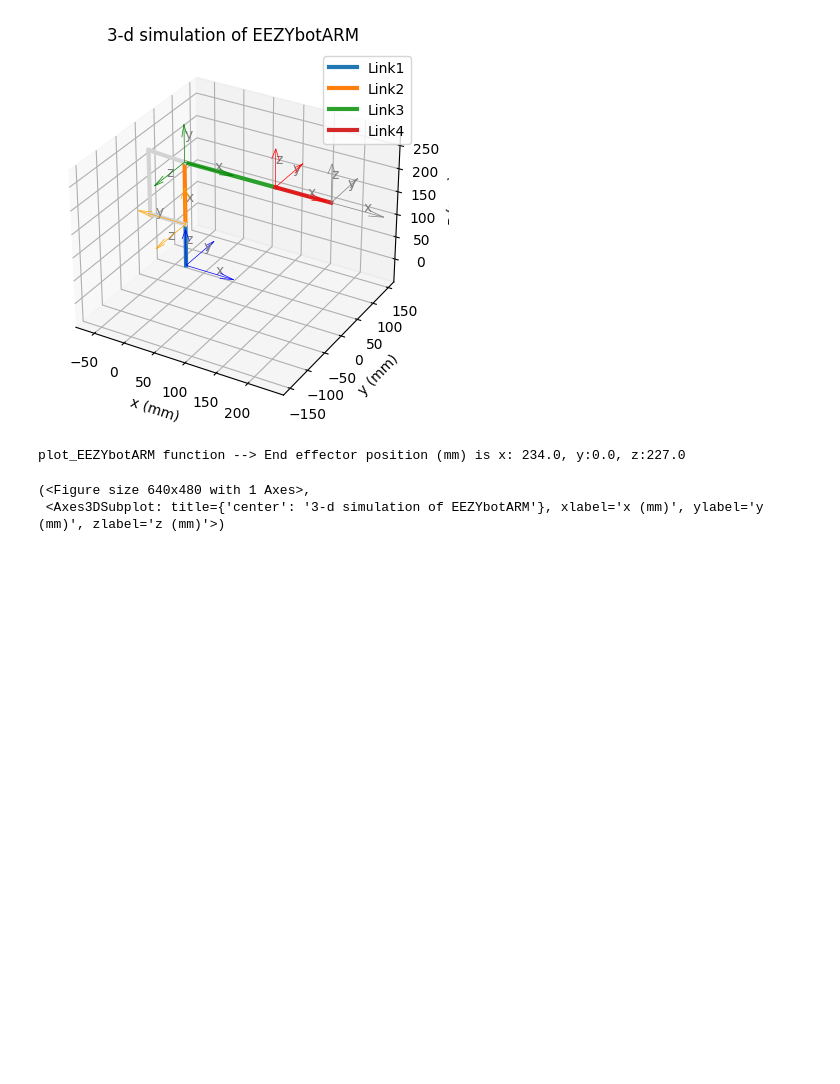
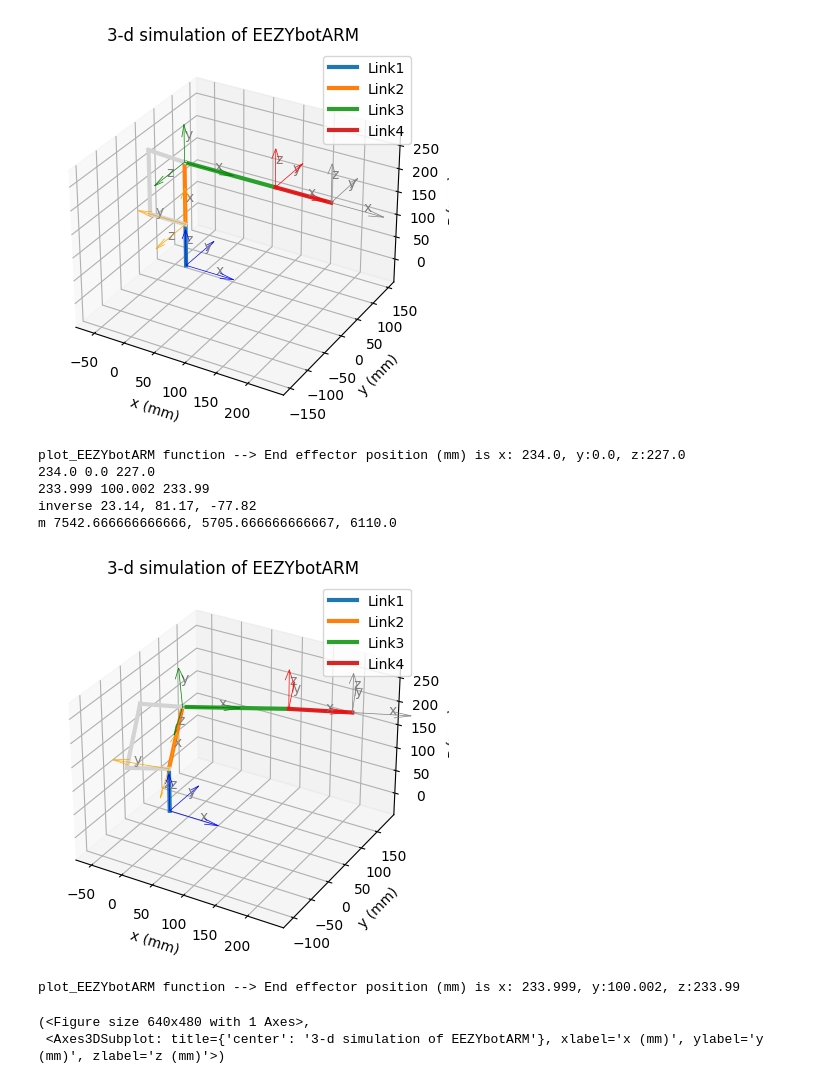
Before and after one commit to jedld/robocam, a Jupyter notebook: test.ipynb, the cells around one changed output. Saved outputs shown, nothing was run; the diff lists cells and outputs as text; code cells hidden in the pictures; blank space fills up the shorter version.

```diff
--- a/test.ipynb
+++ b/test.ipynb
@@ -9,13 +9,18 @@ pos_2 = 6000
 pos_3 = 6516
 q1 = ((pos_1 - 3000) / (9000 - 3000)) * 90 - 45
 q2 = ((pos_2 - 3000) / (9000 - 3000)) * 180
-q3 = -((pos_3 - 3516) / (9000 - 3000)) * 180
+q3 = -(((9000 - (pos_3 - 516))) / (9000 - 3000)) * 180
 print(f"q1 = {q1} {q2} {q3}")
 # Compute forward kinematics
 myRobotArm = EEZYbotARM_Mk2(initial_q1=q1, initial_q2=q2, initial_q3=q3)
 x, y, z = myRobotArm.forwardKinematics(q1=q1, q2=q2, q3=q3)
-a1, a2, a3 = myRobotArm.inverseKinematics(x, y , x)
+a1, a2, a3 = myRobotArm.inverseKinematics(x, y + 100 , x)
+
+myRobotArm.plot()  # plot it
+myRobotArm.updateJointAngles(a1, a2, a3)
+x1, y1, z1 = myRobotArm.forwardKinematics(q1=a1, q2=a2, q3=a3)
 print(f"{x} {y} {z}")
+print(f"{x1} {y1} {z1}")
 print(f"inverse {a1}, {a2}, {a3}")
 
 apos_1 = (a1 + 45) / 90 * (9000- 3000) + 3000
@@ -44,4 +45,10 @@ m 6000.0, 5997.666666666667, 5906.666666666666
 [figure]
 plot_EEZYbotARM function --> End effector position (mm) is x: 234.0, y:0.0, z:227.0
+234.0 0.0 227.0
+233.999 100.002 233.99
+inverse 23.14, 81.17, -77.82
+m 7542.666666666666, 5705.666666666667, 6110.0
+[figure, added]
-(<Figure size 640x480 with 1 Axes>,
- <Axes3DSubplot: title={'center': '3-d simulation of EEZYbotARM'}, xlabel='x (mm)', ylabel='y (mm)', zlabel='z (mm)'>)
+plot_EEZYbotARM function --> End effector position (mm) is x: 233.999, y:100.002, z:233.99
+(<Figure size 640x480 with 1 Axes>,
+ <Axes3DSubplot: title={'center': '3-d simulation of EEZYbotARM'}, xlabel='x (mm)', ylabel='y (mm)', zlabel='z (mm)'>)
```
Also changed, not shown: parts of 1 cell of this notebook, 2 other files.
